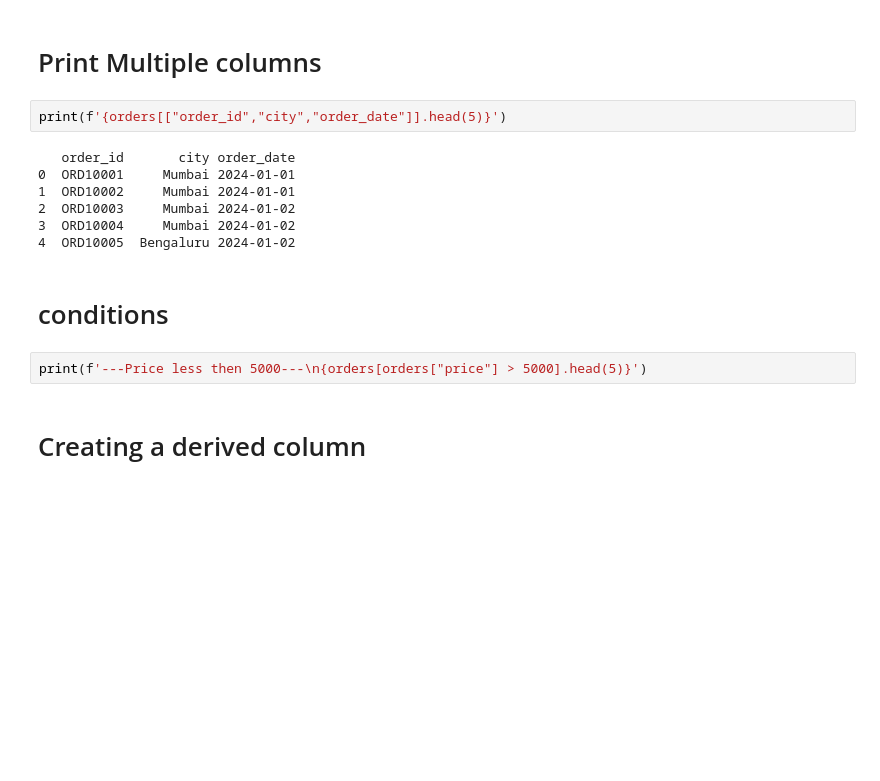
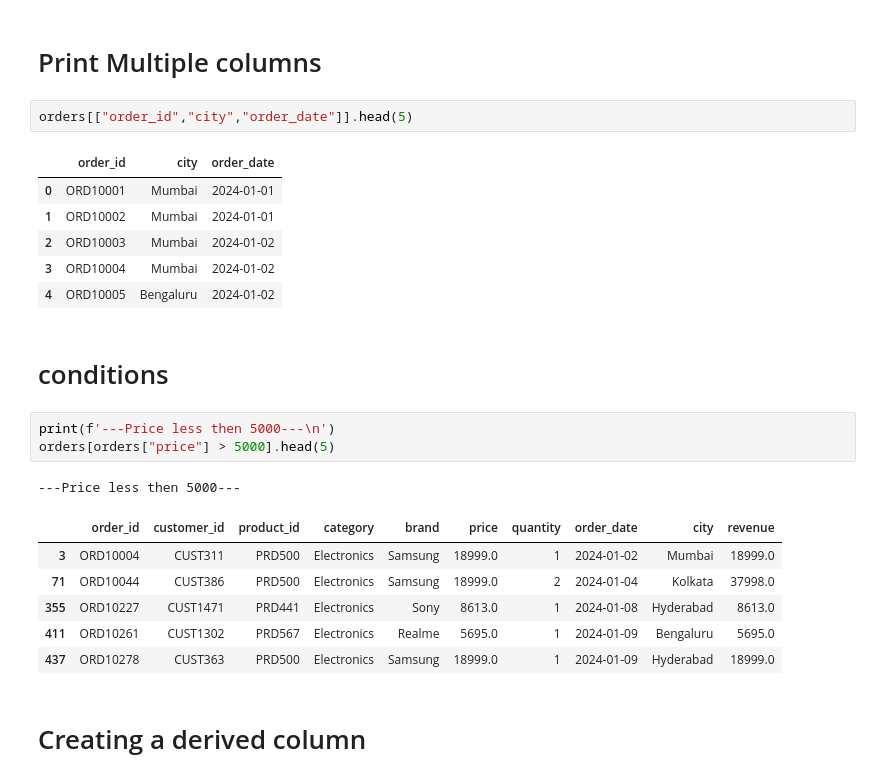
Before and after one commit to karan0114/DA, a Jupyter notebook: dataanalysisCSV.ipynb, the cells around one changed output. Saved outputs shown, nothing was run; the diff lists cells and outputs as text; blank space fills up the shorter version.

```diff
--- a/dataanalysisCSV.ipynb
+++ b/dataanalysisCSV.ipynb
@@ -81,18 +84,27 @@ orders.describe()
 # %% [markdown]
 # Print Multiple columns
 # %%
-print(f'{orders[["order_id","city","order_date"]].head(5)}')
+orders[["order_id","city","order_date"]].head(5)
 # %% [output]
-   order_id       city order_date
-0  ORD10001     Mumbai 2024-01-01
-1  ORD10002     Mumbai 2024-01-01
-2  ORD10003     Mumbai 2024-01-02
-3  ORD10004     Mumbai 2024-01-02
-4  ORD10005  Bengaluru 2024-01-02
+|  | order_id | city | order_date |
+| 0 | ORD10001 | Mumbai | 2024-01-01 |
+| 1 | ORD10002 | Mumbai | 2024-01-01 |
+| 2 | ORD10003 | Mumbai | 2024-01-02 |
+| 3 | ORD10004 | Mumbai | 2024-01-02 |
+| 4 | ORD10005 | Bengaluru | 2024-01-02 |
 # %% [markdown]
 # conditions
 # %%
-print(f'---Price less then 5000---\n{orders[orders["price"] > 5000].head(5)}')
+print(f'---Price less then 5000---\n')
+orders[orders["price"] > 5000].head(5)
+# %% [output]
+---Price less then 5000---
+|  | order_id | customer_id | product_id | category | brand | price | quantity | order_date | city | revenue |
+| 3 | ORD10004 | CUST311 | PRD500 | Electronics | Samsung | 18999.0 | 1 | 2024-01-02 | Mumbai | 18999.0 |
+| 71 | ORD10044 | CUST386 | PRD500 | Electronics | Samsung | 18999.0 | 2 | 2024-01-04 | Kolkata | 37998.0 |
+| 355 | ORD10227 | CUST1471 | PRD441 | Electronics | Sony | 8613.0 | 1 | 2024-01-08 | Hyderabad | 8613.0 |
+| 411 | ORD10261 | CUST1302 | PRD567 | Electronics | Realme | 5695.0 | 1 | 2024-01-09 | Bengaluru | 5695.0 |
+| 437 | ORD10278 | CUST363 | PRD500 | Electronics | Samsung | 18999.0 | 1 | 2024-01-09 | Hyderabad | 18999.0 |
 # %% [markdown]
 # Creating a derived column
 # %%
```
Also changed, not shown: parts of 22 cells of this notebook.
